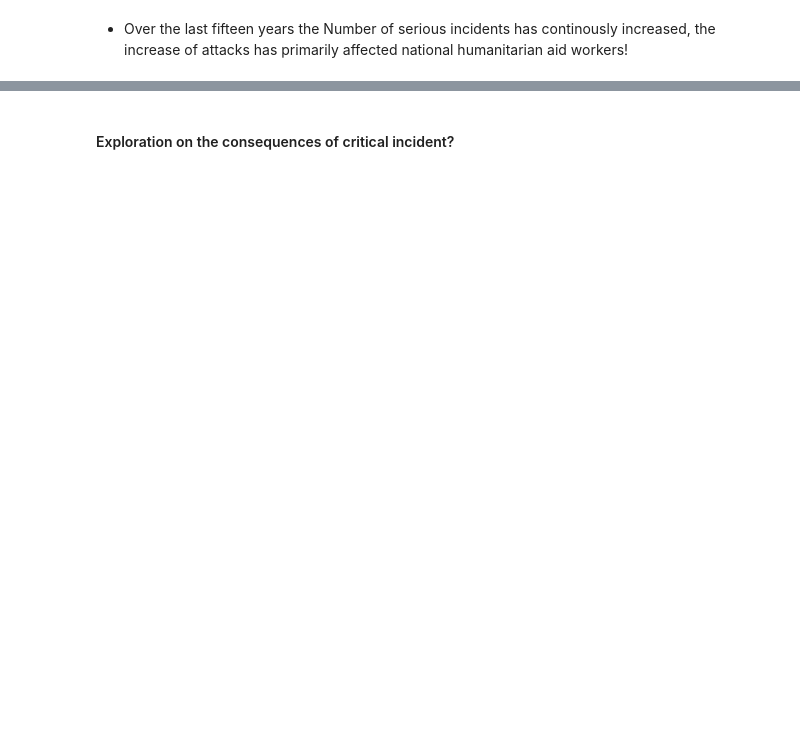
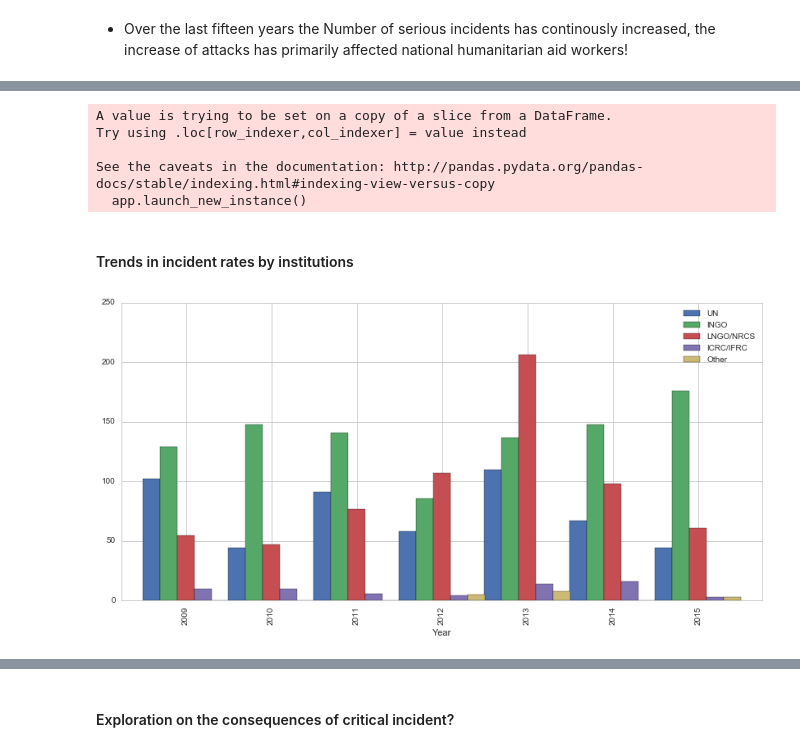
Before and after one commit to philippschw/Humanitarian_Security, a Jupyter notebook: Humanitarian Security Incidents_aidworkersecurity.org.ipynb, the cells around one changed output, grey strips where cells are left out. Cells and saved outputs as stored; diff of their text form; code cells hidden in the pictures; blank space fills up the shorter version.

```diff
--- a/Humanitarian Security Incidents_aidworkersecurity.org.ipynb
+++ b/Humanitarian Security Incidents_aidworkersecurity.org.ipynb
@@ -315,0 +407,18 @@ savefigure('Affected_nationals_vs_internations.png')
+# %%
+mpl.rcParams['figure.figsize'] = (14.0, 6.5)
+
+d_crime['ICRC/IFRC'] = d_crime['ICRC'] + d_crime['IFRC']
+
+fs = d_crime[['UN', 'INGO', 'LNGO/NRCS', 'ICRC/IFRC', 'Other', 'Year']].groupby('Year').sum()
+# %% [output]
+A value is trying to be set on a copy of a slice from a DataFrame.
+Try using .loc[row_indexer,col_indexer] = value instead
+
+See the caveats in the documentation: http://pandas.pydata.org/pandas-docs/stable/indexing.html#indexing-view-versus-copy
+  app.launch_new_instance()
+# %% [markdown]
+#### Trends in incident rates by institutions
+# %%
+fs.tail(7).plot.bar(width=1.01, fontsize=10);
+# %% [output]
+[figure, added]
```
Also changed, not shown: parts of 38 cells of this notebook, 3 other files.
